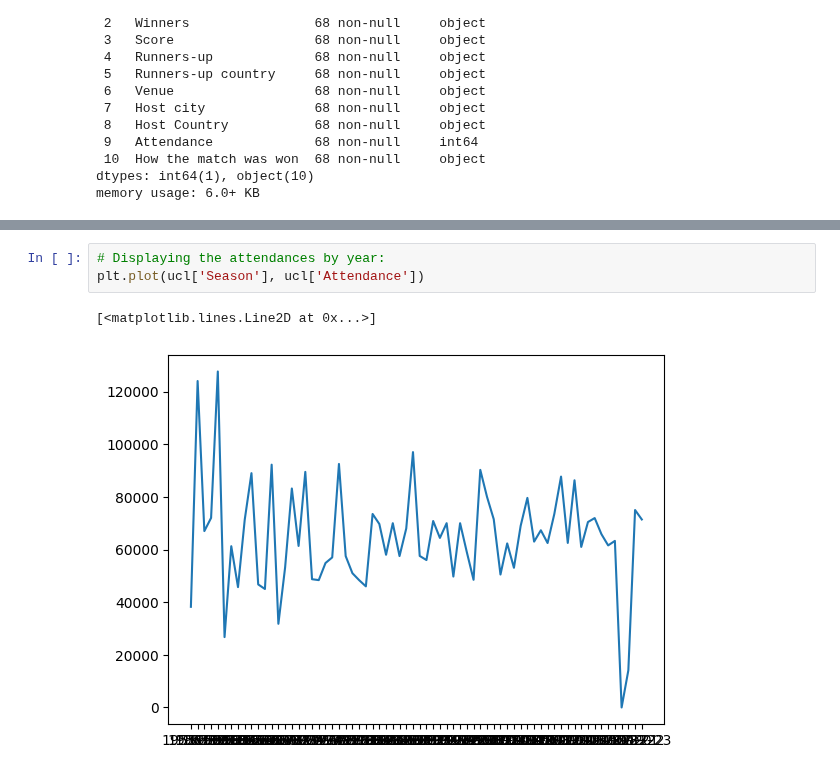
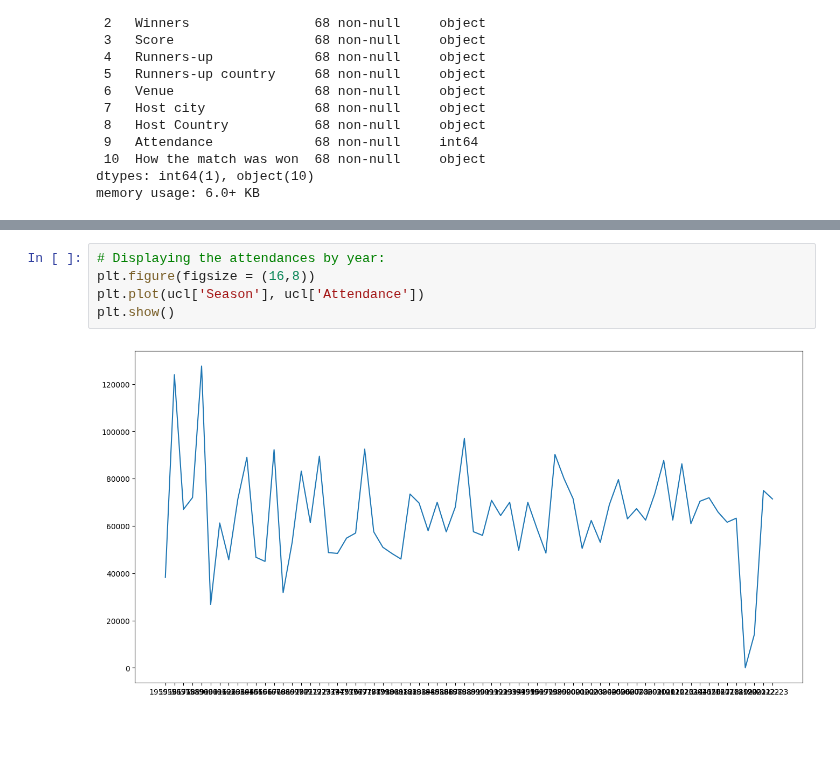
Before and after one commit to guilhermelaviola/SoccerCompetitionsStudy, a Jupyter notebook: UCLStudy.ipynb, the cells around one changed output, grey strips where cells are left out. Saved outputs shown, nothing was run; the diff lists cells and outputs as text; blank space fills up the shorter version.

```diff
--- a/UCLStudy.ipynb
+++ b/UCLStudy.ipynb
@@ -88,6 +115,7 @@ plt.show()
 # %%
 # Displaying the attendances by year:
+plt.figure(figsize = (16,8))
 plt.plot(ucl['Season'], ucl['Attendance'])
+plt.show()
 # %% [output]
-[<matplotlib.lines.Line2D at 0x...>]
-[figure, old version]
+[figure, new version]
```
Also changed, not shown: parts of 7 cells of this notebook.
